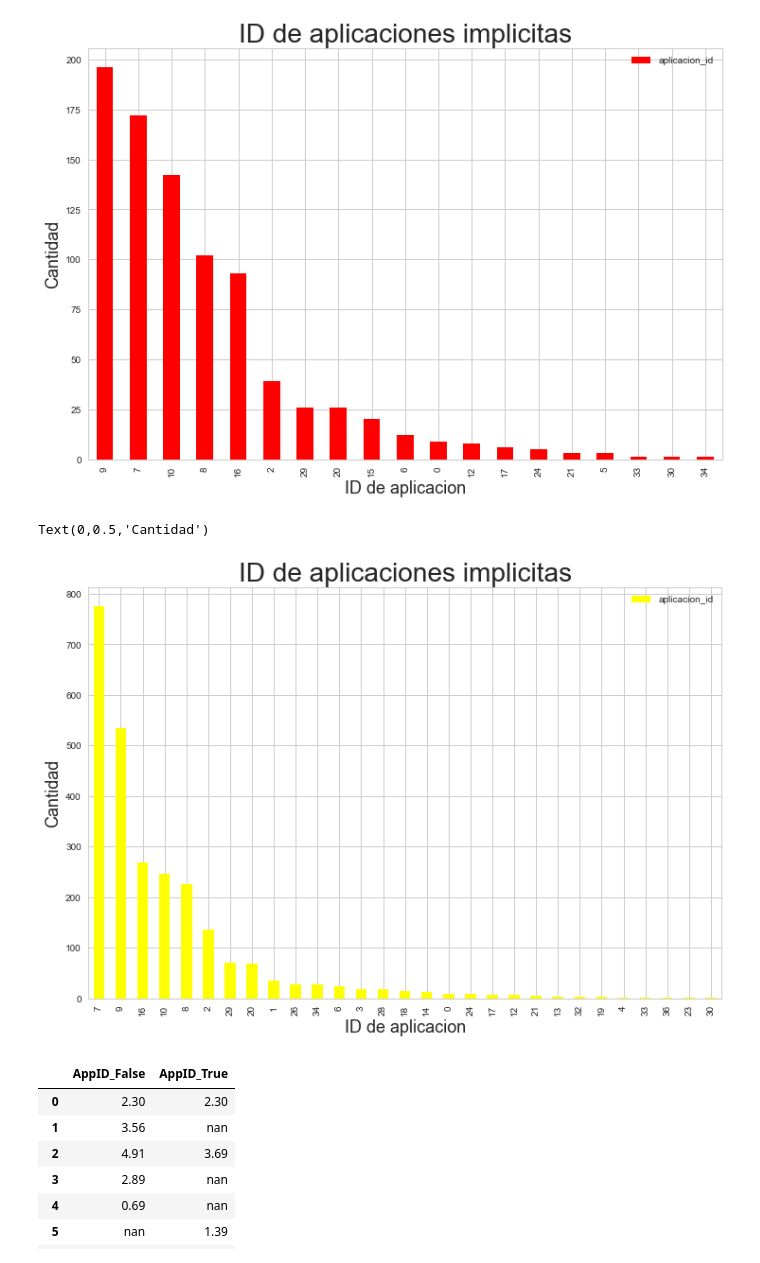
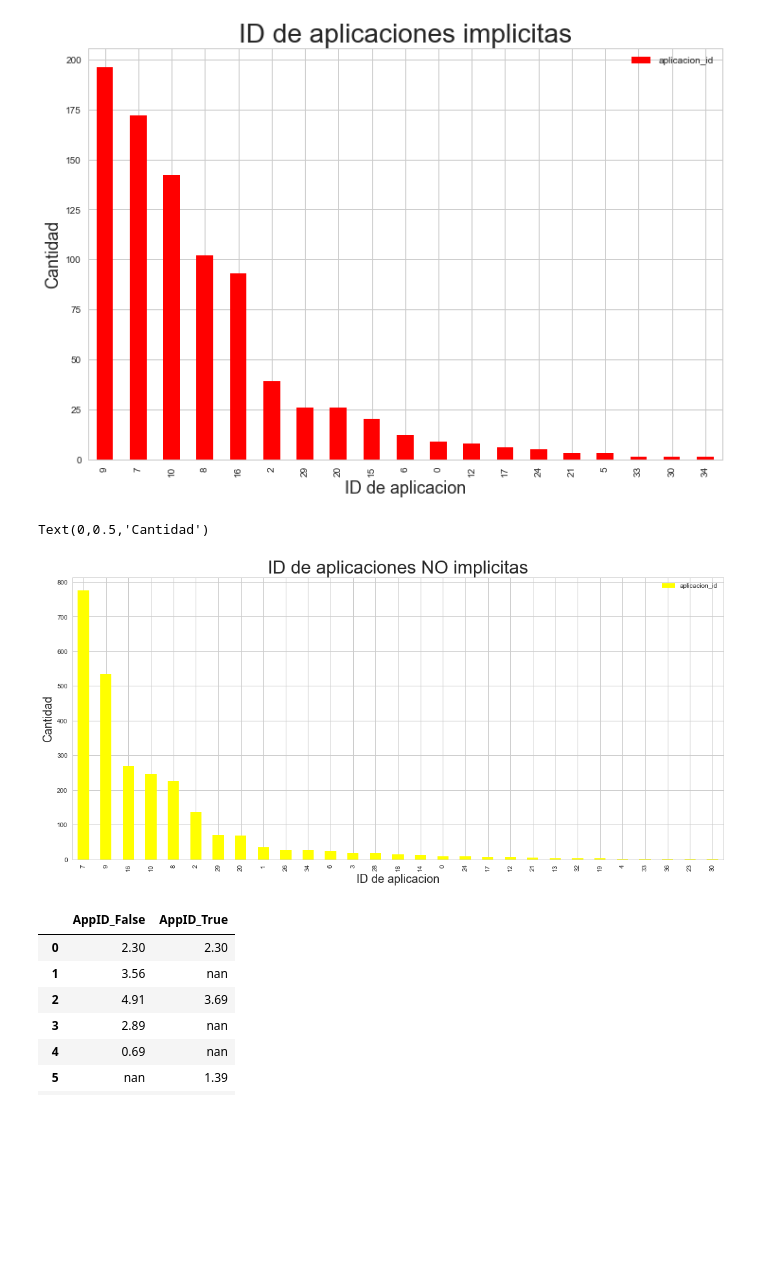
Before and after one commit to LucasCatolino/Organizacion-de-Datos, a Jupyter notebook: Installs.ipynb, the cells around one changed output. Drawn from its saved outputs; the diff is of its cells as text; code cells hidden in the pictures; blank space fills up the shorter version.

```diff
--- a/Installs.ipynb
+++ b/Installs.ipynb
@@ -60,13 +60,13 @@ impFalse.columns = ['aplicacion_id']
 # %%
 #Grafico de las aplicaciones con implicit = False
 
-g = impFalse.plot.bar(color=["Yellow"],figsize=(12,8))
-g.set_title("ID de aplicaciones implicitas", fontsize=28)
+g = impFalse.plot.bar(color=["Yellow"],figsize=(18,8))
+g.set_title("ID de aplicaciones NO implicitas", fontsize=28)
 g.set_xlabel("ID de aplicacion",fontsize=18)
 g.set_ylabel("Cantidad",fontsize=18)
 # %% [output]
 Text(0,0.5,'Cantidad')
-[figure, old version]
+[figure, new version]
 # %%
 impTrue['AppID_True'] = np.log(impTrue['aplicacion_id']+1)
 impFalse['AppID_False'] = np.log(impFalse['aplicacion_id']+1)
```
Also changed, not shown: parts of 23 cells of this notebook.
